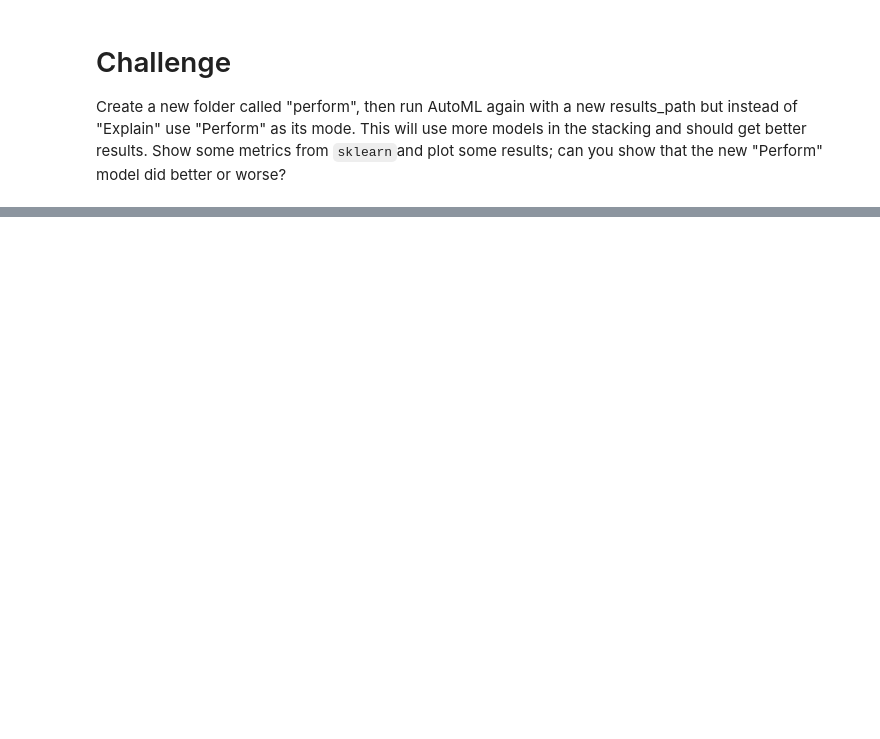
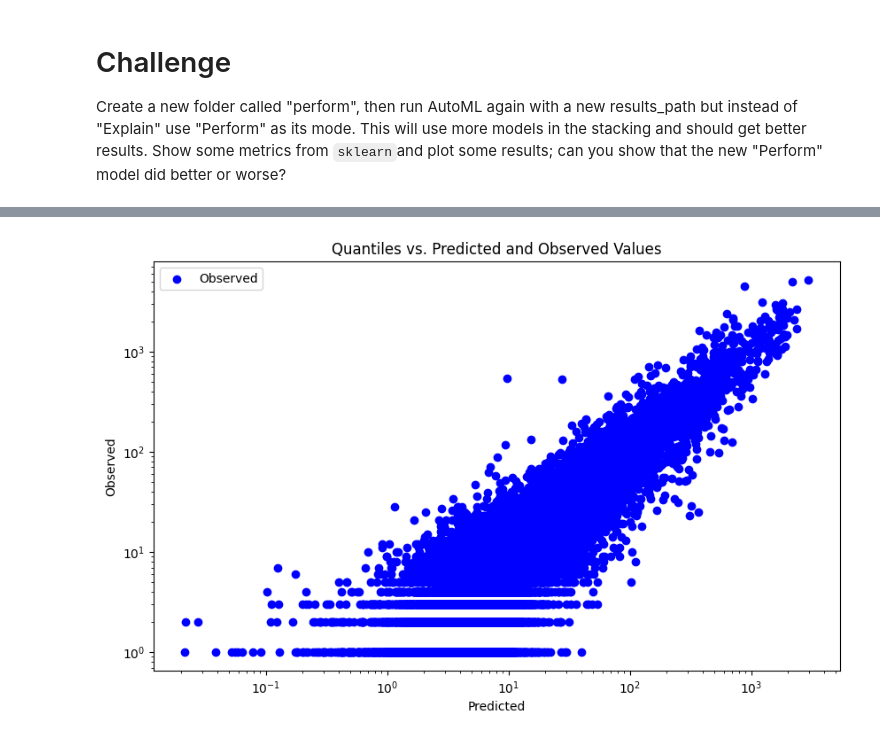
Before and after one commit to blossomsu/CASA0025Building_Spatial_Applications_with_Big_Data, a Jupyter notebook: automl/automl.ipynb, the cells around one changed output, grey strips where cells are left out. Drawn from its saved outputs; the diff is of its cells as text; code cells hidden in the pictures; blank space fills up the shorter version.

```diff
--- a/automl/automl.ipynb
+++ b/automl/automl.ipynb
@@ -180,0 +253,17 @@ Create a new folder called "perform", then run AutoML again with a new results_p
+# %%
+# predictions against observations
+y_eval.sort_values('quantile', inplace=True)
+
+fig, ax = plt.subplots(figsize=(10, 6))
+
+ax.scatter(y_eval['y_pred'], y_eval['y_test'], color='blue', label='Observed')
+ax.set_xlabel('Predicted')
+ax.set_ylabel('Observed')
+ax.set_xscale('log')
+ax.set_yscale('log')
+ax.set_title('Quantiles vs. Predicted and Observed Values')
+ax.legend()
+
+plt.show()
+# %% [output]
+[figure, added]
```
Also changed, not shown: parts of 13 cells of this notebook.
